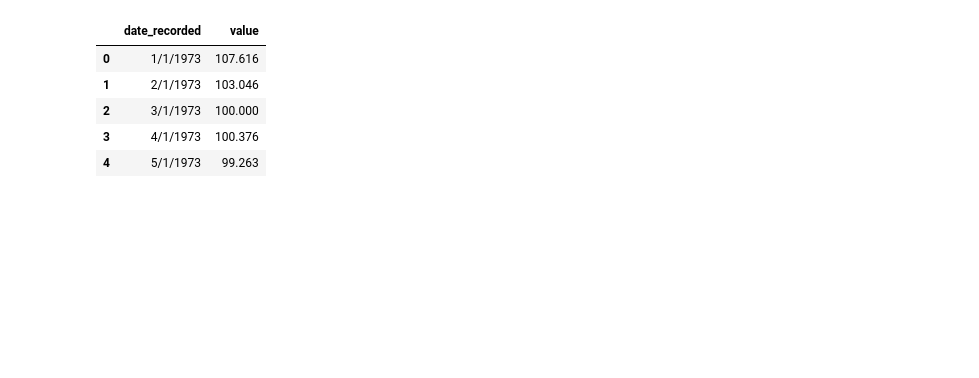
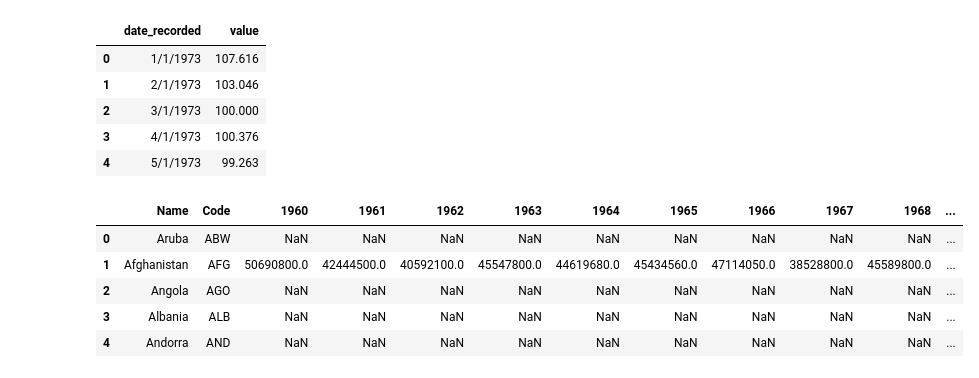
Before and after one commit to cjvilla/Gold-Projections, a Jupyter notebook: Code/clean_renaming_data.ipynb, the cells around one changed output. Cells and saved outputs as stored; diff of their text form; code cells hidden in the pictures; blank space fills up the shorter version.

```diff
--- a/Code/clean_renaming_data.ipynb
+++ b/Code/clean_renaming_data.ipynb
@@ -113,3 +124,18 @@ index_df.head()
 | 2 | 3/1/1973 | 100.000 |
 | 3 | 4/1/1973 | 100.376 |
 | 4 | 5/1/1973 | 99.263 |
+# %%
+reserves_df = pd.read_csv('https://gold-projections.s3.us-east-2.amazonaws.com/central_bank_reserves.csv')
+reserves_df = reserves_df.dropna(how='all')
+reserves_df = reserves_df.rename(columns={
+    'Country Name': 'Name',
+    'Country Code': 'Code'
+})
+reserves_df.head()
+# %% [output]
+|  | Name | Code | 1960 | 1961 | 1962 | 1963 | 1964 | 1965 | 1966 | 1967 | 1968 | ... |
+| 0 | Aruba | ABW | NaN | NaN | NaN | NaN | NaN | NaN | NaN | NaN | NaN | ... |
+| 1 | Afghanistan | AFG | 50690800.0 | 42444500.0 | 40592100.0 | 45547800.0 | 44619680.0 | 45434560.0 | 47114050.0 | 38528800.0 | 45589800.0 | ... |
+| 2 | Angola | AGO | NaN | NaN | NaN | NaN | NaN | NaN | NaN | NaN | NaN | ... |
+| 3 | Albania | ALB | NaN | NaN | NaN | NaN | NaN | NaN | NaN | NaN | NaN | ... |
+| 4 | Andorra | AND | NaN | NaN | NaN | NaN | NaN | NaN | NaN | NaN | NaN | ... |
```
Also changed, not shown: parts of 4 cells of this notebook.
